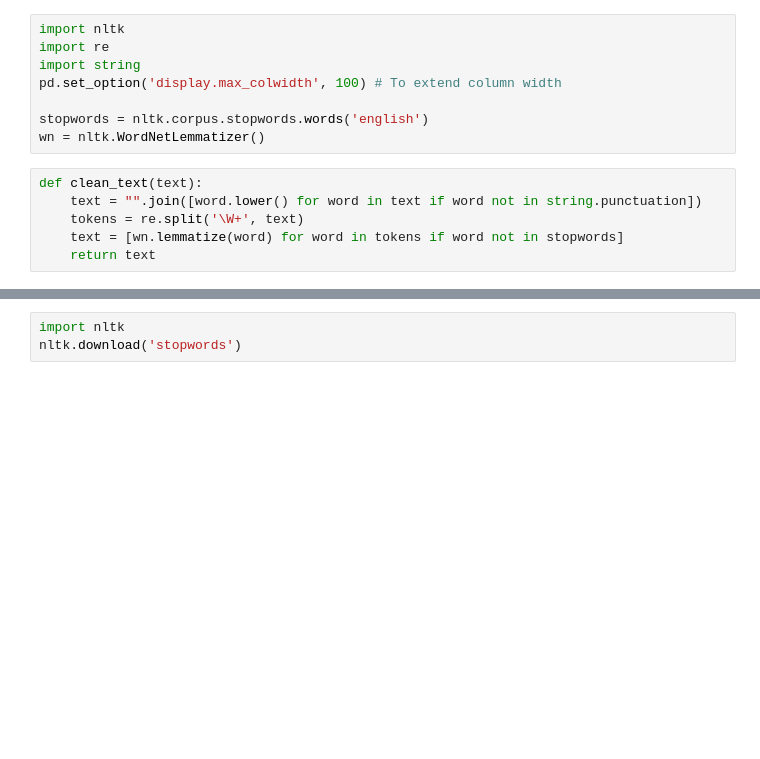
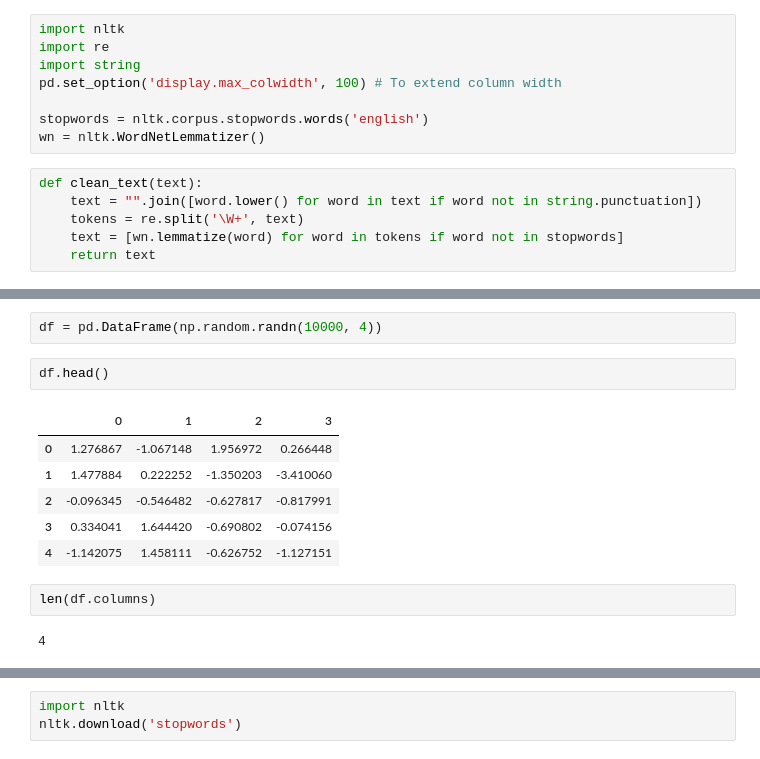
Before and after one commit to elanderos318/Tweetocracy, a Jupyter notebook: Jupyter Notebook Code/Deep Learning User Classification.ipynb, the cells around one changed output, grey strips where cells are left out. Cells and saved outputs as stored; diff of their text form; blank space fills up the shorter version.

```diff
--- a/Jupyter Notebook Code/Deep Learning User Classification.ipynb
+++ b/Jupyter Notebook Code/Deep Learning User Classification.ipynb
@@ -127,0 +223,15 @@ from sklearn.preprocessing import MinMaxScaler
+# %%
+df = pd.DataFrame(np.random.randn(10000, 4))
+# %%
+df.head()
+# %% [output]
+|  | 0 | 1 | 2 | 3 |
+| 0 | 1.276867 | -1.067148 | 1.956972 | 0.266448 |
+| 1 | 1.477884 | 0.222252 | -1.350203 | -3.410060 |
+| 2 | -0.096345 | -0.546482 | -0.627817 | -0.817991 |
+| 3 | 0.334041 | 1.644420 | -0.690802 | -0.074156 |
+| 4 | -1.142075 | 1.458111 | -0.626752 | -1.127151 |
+# %%
+len(df.columns)
+# %% [output]
+4
```
Also changed, not shown: parts of 50 cells of this notebook.
